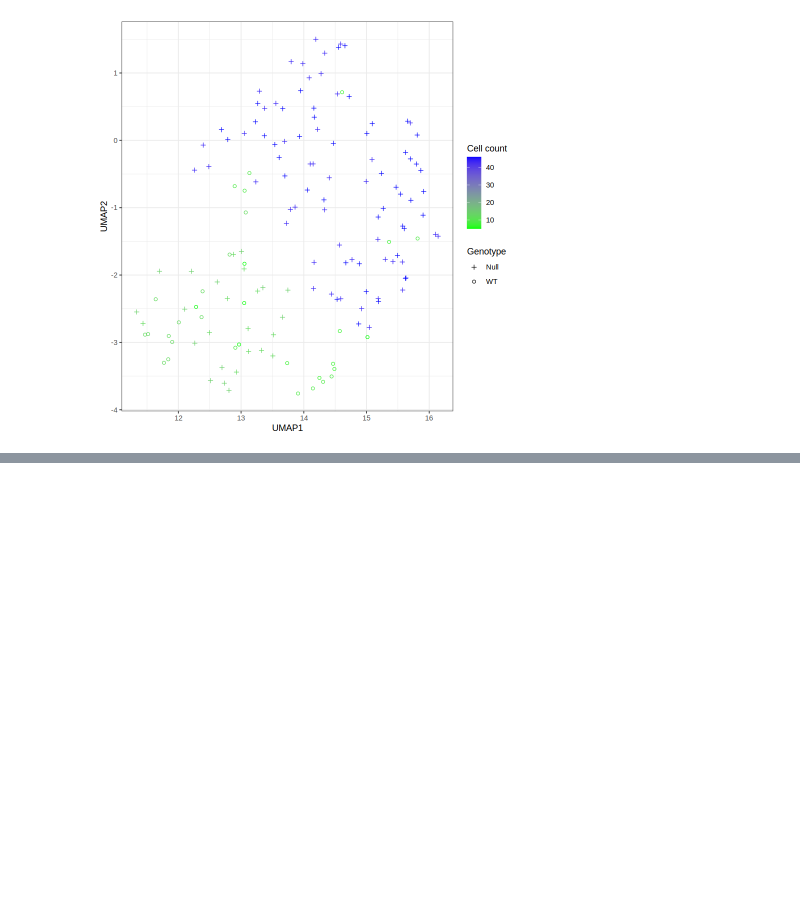
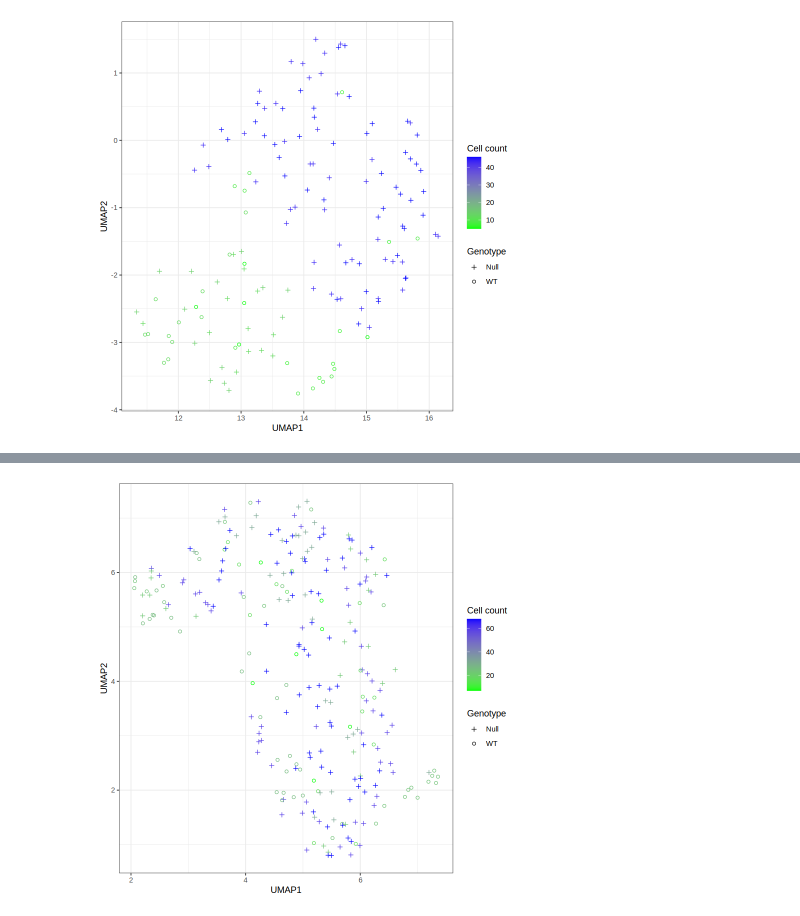
Before and after one commit to WayScience/Benchmarking_NF1_data, a Jupyter notebook: 5_analyze_data/notebooks/UMAP_analysis/umap_figure.ipynb, the cells around one changed output, grey strips where cells are left out. Cells and saved outputs as stored; diff of their text form; code cells hidden in the pictures; blank space fills up the shorter version.

Commit message:
add DP figure

```diff
--- a/5_analyze_data/notebooks/UMAP_analysis/umap_figure.ipynb
+++ b/5_analyze_data/notebooks/UMAP_analysis/umap_figure.ipynb
@@ -6,7 +6,8 @@ suppressPackageStartupMessages(library(dplyr))
 # %%
 # Set paths
 umap_dir <- file.path("..", "..", "data")
-umap_cp_file <- file.path(umap_dir, "norm_fs_embeddings.csv.gz")
+umap_cp_file <- file.path(umap_dir, "norm_fs_embeddings_cp.csv.gz")
+umap_dp_file <- file.path(umap_dir, "norm_fs_embeddings_dp_nuc.csv.gz")
 
 output_fig_dir <- "figures"
 
@@ -59,0 +63,19 @@ ggsave(umap_cp_fig, umap_cp_gg, dpi = 500, height = 6, width = 6)
+# %%
+# Load data
+umap_dp_df <- readr::read_csv(
+    umap_dp_file,
+    col_types = readr::cols(
+        .default = "d",
+        Metadata_Well = "c",
+        Metadata_Genotype = "c",
+        Metadata_Genotype_Replicate = "c",
+        Metadata_Model = "c",
+        Metadata_Plate_Map_Name = "c",
+        Metadata_Actin = "c",
+        Metadata_DNA = "c",
+        Metadata_ER = "c"
+    )
+)
+
+print(dim(umap_dp_df))
+head(umap_dp_df, 3)
@@ -59,0 +90,17 @@ ggsave(umap_cp_fig, umap_cp_gg, dpi = 500, height = 6, width = 6)
+# %%
+umap_dp_gg <- (
+    ggplot(umap_dp_df, aes(x = UMAP1, y = UMAP2))
+    + geom_point(
+        aes(
+            color = Metadata_number_of_singlecells,
+            shape = Metadata_Genotype
+        )
+    )
+    + scale_shape_manual(name = "Genotype", values = c(3, 1))
+    + scale_color_gradient(name = "Cell count", low = "green", high = "blue")
+    + theme_bw()
+)
+
+umap_dp_gg
+# %% [output]
+[figure, added]
```
Also changed, not shown: parts of 3 cells of this notebook, 2 other files.
